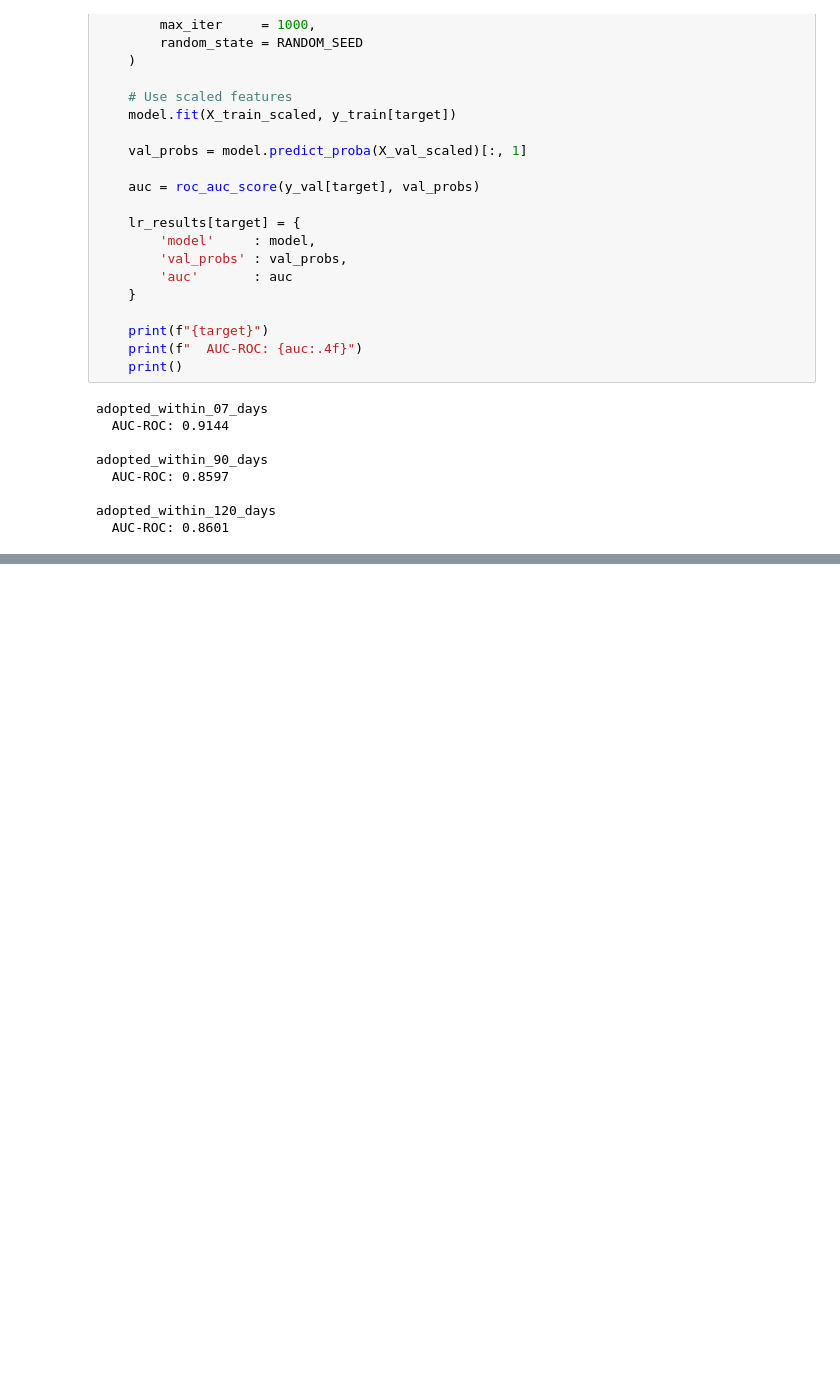
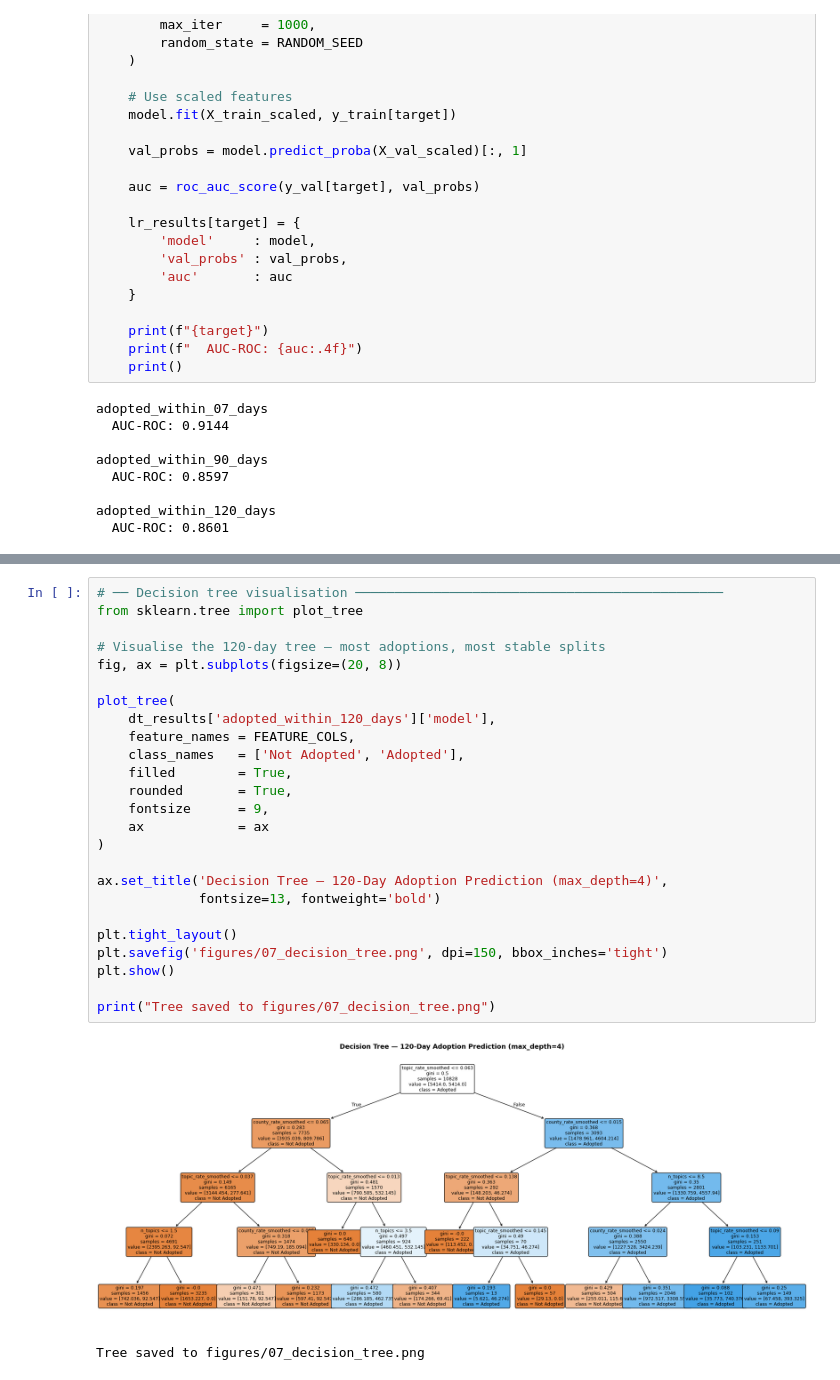
Before and after one commit to FionaHuini/Zindi-DigiCow-Farmer-Training-Adoption-Challenge, a Jupyter notebook: digicow_clean_analysis.ipynb, the cells around one changed output, grey strips where cells are left out. Saved outputs shown, nothing was run; the diff lists cells and outputs as text; blank space fills up the shorter version.

```diff
--- a/digicow_clean_analysis.ipynb
+++ b/digicow_clean_analysis.ipynb
@@ -1319,0 +1460,28 @@ adopted_within_120_days
+# %%
+# ── Decision tree visualisation ───────────────────────────────────────────────
+from sklearn.tree import plot_tree
+
+# Visualise the 120-day tree — most adoptions, most stable splits
+fig, ax = plt.subplots(figsize=(20, 8))
+
+plot_tree(
+    dt_results['adopted_within_120_days']['model'],
+    feature_names = FEATURE_COLS,
+    class_names   = ['Not Adopted', 'Adopted'],
+    filled        = True,
+    rounded       = True,
+    fontsize      = 9,
+    ax            = ax
+)
+
+ax.set_title('Decision Tree — 120-Day Adoption Prediction (max_depth=4)',
+             fontsize=13, fontweight='bold')
+
+plt.tight_layout()
+plt.savefig('figures/07_decision_tree.png', dpi=150, bbox_inches='tight')
+plt.show()
+
+print("Tree saved to figures/07_decision_tree.png")
+# %% [output]
+[figure, added]
+Tree saved to figures/07_decision_tree.png
```
Also changed, not shown: parts of 12 cells of this notebook, 2 other files.
